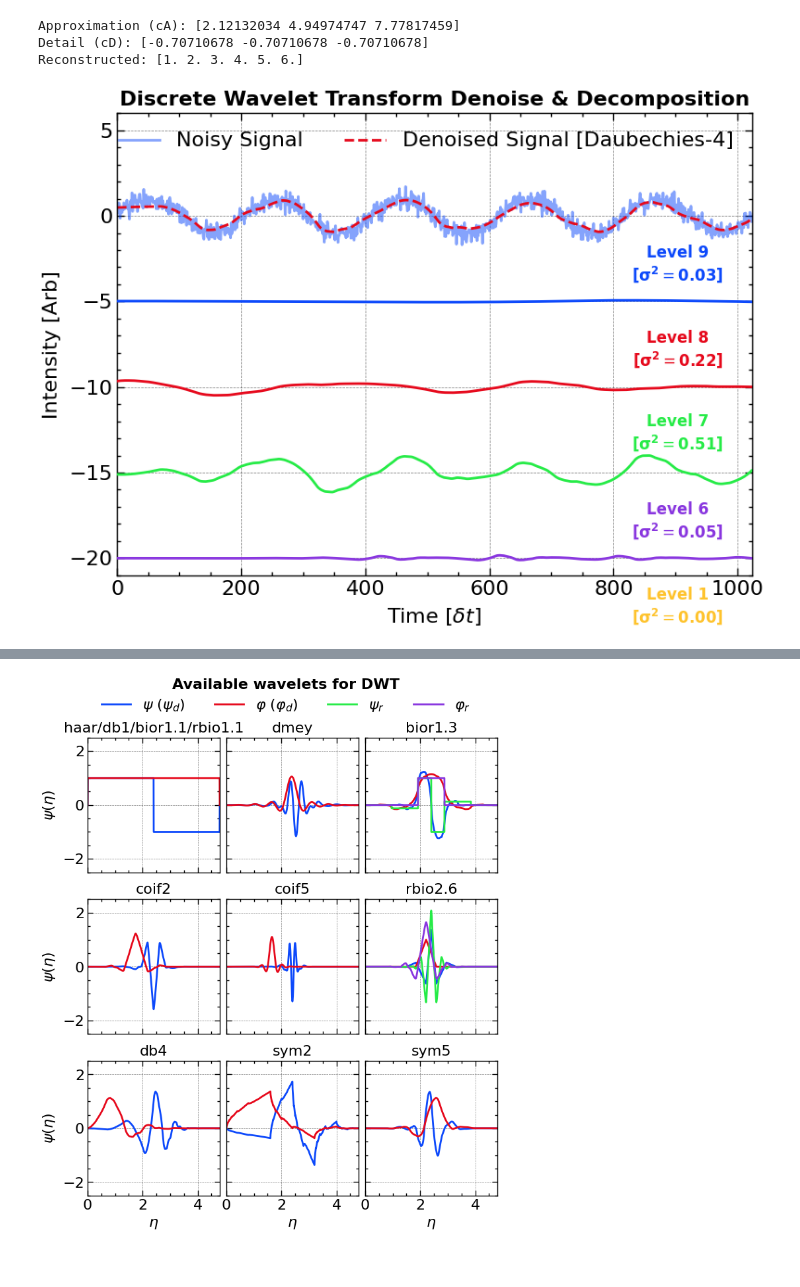
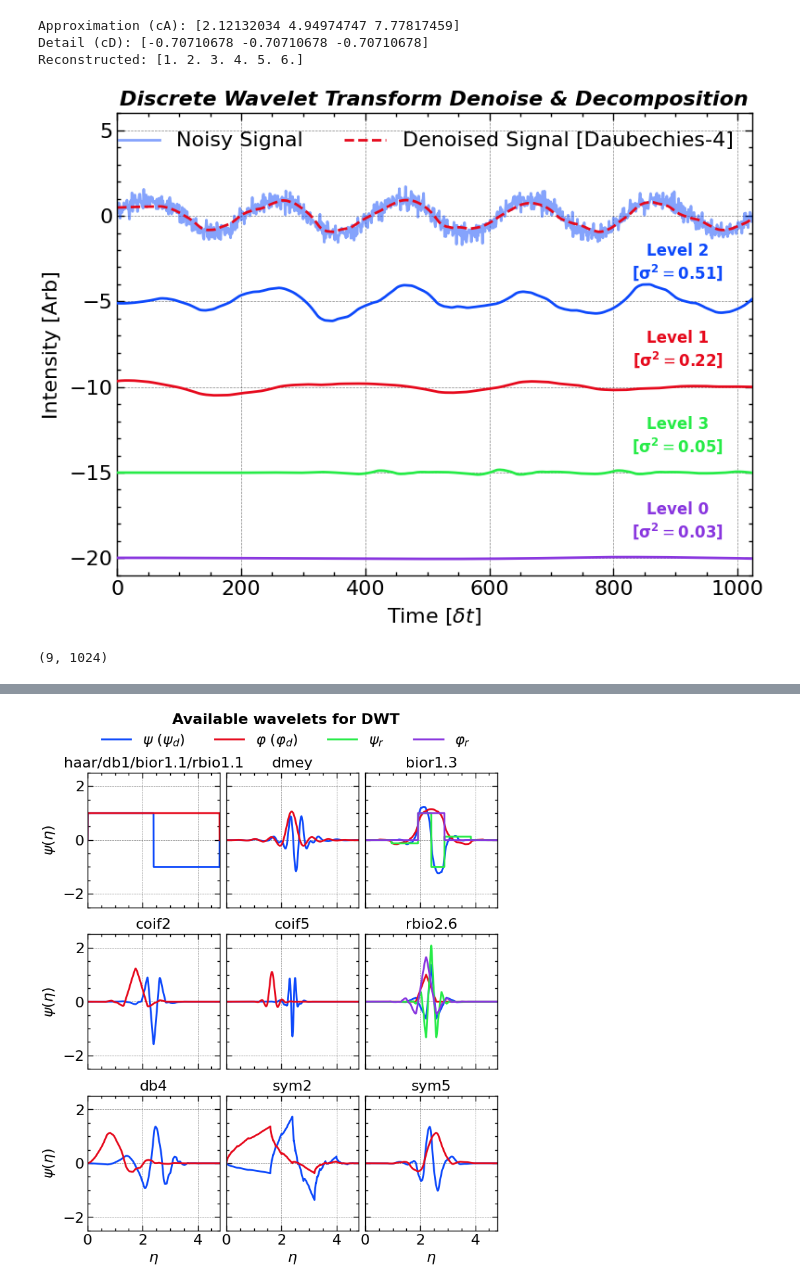
Before and after one commit to jiutongzhao/Time-Series-Data-Analysis, a Jupyter notebook: chap7.ipynb, the cells around one changed output, grey strips where cells are left out. Saved outputs shown, nothing was run; the diff lists cells and outputs as text; code cells hidden in the pictures.

```diff
--- a/chap7.ipynb
+++ b/chap7.ipynb
@@ -330,6 +330,10 @@ reconDs = np.array([pywt.upcoef('d', cD, wavelet, level=lev, take=N)
 
 reconDs_std = np.std(reconDs, axis=1)
 
+reconDs = reconDs[np.argsort(-reconDs_std)]
+reconDs_level = np.arange(0, level)[np.argsort(-reconDs_std)]
+reconDs_std = reconDs_std[np.argsort(-reconDs_std)]
+
 plt.close()
 plt.figure(figsize = figsize_normal)
 ax1 = plt.subplot()
@@ -337,34 +341,38 @@ ax1 = plt.subplot()
 offset = 0.0
 idx = 0
 for i in range(len(reconDs)):
-    if reconDs_std[i] > 0.0:
+    if reconDs_std[i] > 0.01:
         offset -= 5
         ax1.plot(offset + reconDs[i], color = f"C{idx}", linestyle = '-', zorder = 10 - i)
         ax1.text(
             N - 120,
             offset + 1 + reconDs[i][-1],
-            f'Level {level - i}\n' + r'[$\mathbf{\sigma^2}=$' + f'{reconDs_std[i]:.2f}]',
+            f'Level {reconDs_level[i]}\n' + r'[$\mathbf{\sigma^2}=$' + f'{reconDs_std[i]:.2f}]',
             fontsize=12,
             color=f"C{idx}",
             ha='center',
             va='bottom',
             weight='bold'
         )
         idx += 1
 
 ax1.set_ylim(-21, 6)
 ax1.plot(sig_nosiy, label='Noisy Signal', alpha=0.5)
 ax1.plot(sig_denoised, label='Denoised Signal [Daubechies-4]', color='C1')
 ax1.legend(loc='upper right', frameon=False, ncol = 2)
 
 ax1.set_ylabel('Intensity [Arb]')
 ax1.set_xlabel('Time [$\delta t$]')
 plt.autoscale(axis='x', tight=True)
 ax1.set_title('Discrete Wavelet Transform Denoise & Decomposition', **title_font)
 plt.tight_layout()
 
 plt.savefig(save_path + 'figure_dwt_denoise.png',bbox_inches='tight',dpi=300)
 
 plt.show()
 # %% [output]
-[figure, old version]
+[figure, new version]
+# %%
+reconDs.shape
+# %% [output]
+(9, 1024)
```
Also changed, not shown: parts of 4 cells of this notebook, 17 other files.
